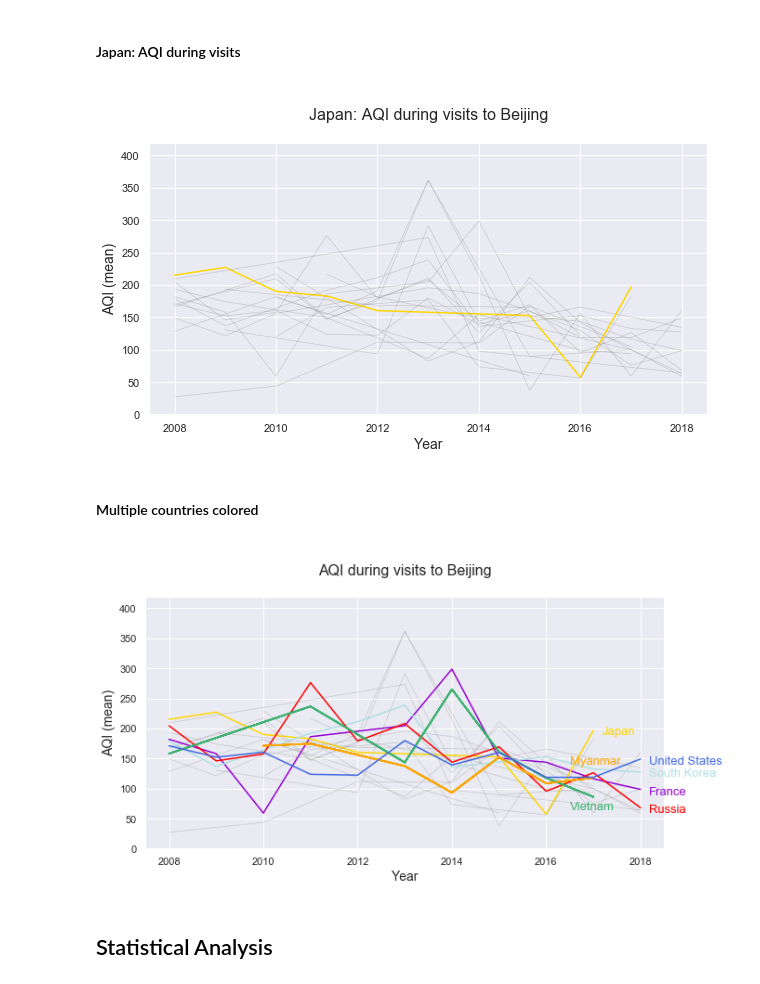
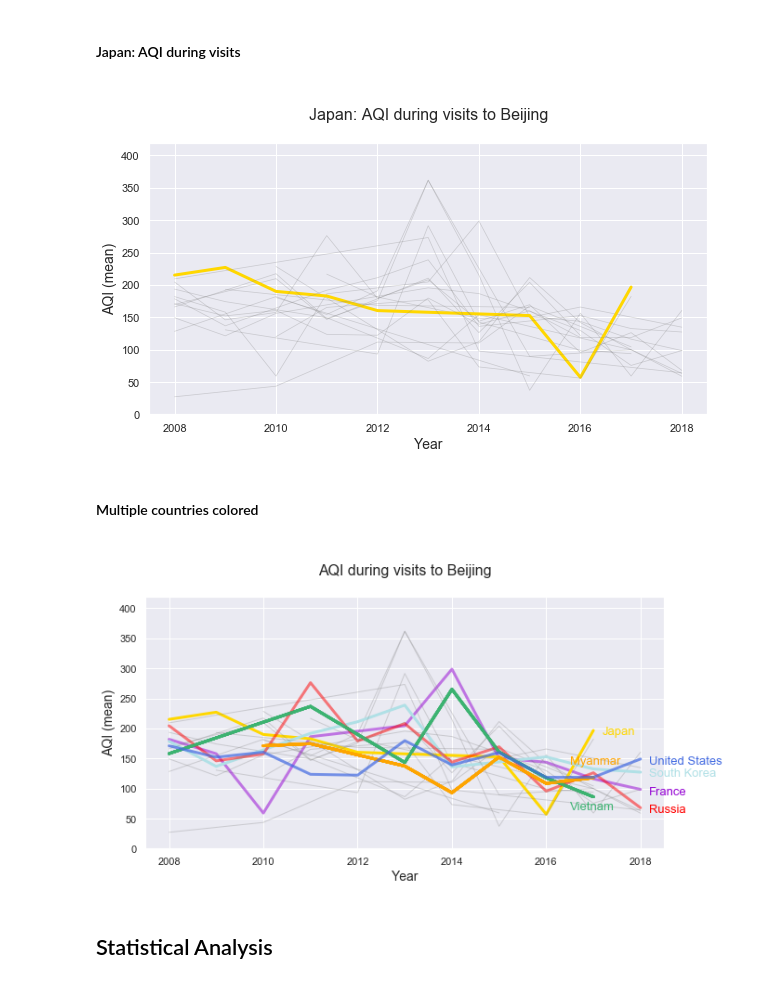
Before and after one commit to yontartu/wuran, a Jupyter notebook: beijing_aqi_analysis.ipynb, the cells around one changed output. Cells and saved outputs as stored; diff of their text form; code cells hidden in the pictures.

```diff
--- a/beijing_aqi_analysis.ipynb
+++ b/beijing_aqi_analysis.ipynb
@@ -1202,7 +1248,7 @@ sns.set(style="darkgrid", color_codes=True)
 for country in g20:
     if country == 'japan':
         data = country_visits_over_time[country_visits_over_time.country == country]
-        f = sns.lineplot(x="date", y="counts", data=data, legend=False, alpha=1.0, color="gold")#, size=4, color="royalblue", legend=False)
+        f = sns.lineplot(x="date", y="counts", data=data, legend=False, alpha=1.0, color="gold", linewidth=3)#, size=4, color="royalblue", legend=False)
     else:
         data = country_visits_over_time[country_visits_over_time.country == country]
         f = sns.lineplot(x="date", y="counts", data=data, legend=False, alpha=0.3, color="grey", size=14)#, size=4, color="royalblue", legend=False)
@@ -1236,7 +1282,7 @@ sns.set(style="darkgrid", color_codes=True)
 for country in g20:
     if country == 'united states':
         data = country_aqi_over_time[country_aqi_over_time.country == country]
-        f = sns.lineplot(x="date", y="avg_aqi", data=data, legend=False, alpha=1.0, color="royalblue")#, size=4, color="royalblue", legend=False)
+        f = sns.lineplot(x="date", y="avg_aqi", data=data, legend=False, alpha=1.0, color="royalblue", linewidth=3)#, size=4, color="royalblue", legend=False)
     else:
         data = country_aqi_over_time[country_aqi_over_time.country == country]
         f = sns.lineplot(x="date", y="avg_aqi", data=data, legend=False, alpha=0.3, color="grey", size=14)#, size=4, color="royalblue", legend=False)
@@ -1257,7 +1303,7 @@ sns.set(style="darkgrid", color_codes=True)
 for country in g20:
     if country == 'russia':
         data = country_aqi_over_time[country_aqi_over_time.country == country]
-        f = sns.lineplot(x="date", y="avg_aqi", data=data, legend='brief', alpha=1.0, color="red")#, size=4, color="royalblue", legend=False)
+        f = sns.lineplot(x="date", y="avg_aqi", data=data, legend='brief', alpha=1.0, color="red", linewidth=3)#, size=4, color="royalblue", legend=False)
     else:
         data = country_aqi_over_time[country_aqi_over_time.country == country]
         f = sns.lineplot(x="date", y="avg_aqi", data=data, legend=False, alpha=0.3, color="grey", size=14)#, size=4, color="royalblue", legend=False)
@@ -1279,7 +1325,7 @@ sns.set(style="darkgrid", color_codes=True)
 for country in g20:
     if country == 'japan':
         data = country_aqi_over_time[country_aqi_over_time.country == country]
-        f = sns.lineplot(x="date", y="avg_aqi", data=data, legend=False, alpha=1.0, color="gold")#, size=4, color="royalblue", legend=False)
+        f = sns.lineplot(x="date", y="avg_aqi", data=data, legend=False, alpha=1.0, color="gold", linewidth=3)#, size=4, color="royalblue", legend=False)
     else:
         data = country_aqi_over_time[country_aqi_over_time.country == country]
         f = sns.lineplot(x="date", y="avg_aqi", data=data, legend=False, alpha=0.3, color="grey", size=14)#, size=4, color="royalblue", legend=False)
@@ -1290,7 +1336,7 @@ plt.ylabel('AQI (mean)', size=14)
 plt.ylim(0,420)
 plt.savefig(os.getcwd() + '/img/chinavitae/8_japan_aqi_during_visits.png')
 # %% [output]
-[figure, old version]
+[figure, new version]
 # %% [markdown]
 #### Multiple countries colored
 # %%
@@ -1300,46 +1346,46 @@ sns.set(style="darkgrid", color_codes=True)
 for country in g20:
     if country == 'united states':
         data = country_aqi_over_time[country_aqi_over_time.country == country]
-        f = sns.lineplot(x="date", y="avg_aqi", data=data, legend='brief', alpha=1.0, color="royalblue")#, size=4, color="royalblue", legend=False)
+        f = sns.lineplot(x="date", y="avg_aqi", data=data, legend='brief', alpha=0.7, color="royalblue", linewidth=3)
     elif country == 'russia':
         data = country_aqi_over_time[country_aqi_over_time.country == country]
-        f = sns.lineplot(x="date", y="avg_aqi", data=data, legend='brief', alpha=1.0, color="red")#, size=4, color="royalblue", legend=False)
+        f = sns.lineplot(x="date", y="avg_aqi", data=data, legend='brief', alpha=0.5, color="red", linewidth=3)
     elif country == 'japan':
         data = country_aqi_over_time[country_aqi_over_time.country == country]
-        f = sns.lineplot(x="date", y="avg_aqi", data=data, legend='brief', alpha=1.0, color="gold")#, size=4, color="royalblue", legend=False)
+        f = sns.lineplot(x="date", y="avg_aqi", data=data, legend='brief', alpha=1.0, color="gold", linewidth=3)
     elif country == 'republic of korea':
         data = country_aqi_over_time[country_aqi_over_time.country == country]
-        f = sns.lineplot(x="date", y="avg_aqi", data=data, legend='brief', alpha=1.0, color="powderblue")#, size=4, color="royalblue", legend=False)
+        f = sns.lineplot(x="date", y="avg_aqi", data=data, legend='brief', alpha=1.0, color="powderblue", linewidth=3)
     elif country == 'france':
         data = country_aqi_over_time[country_aqi_over_time.country == country]
-        f = sns.lineplot(x="date", y="avg_aqi", data=data, legend='brief', alpha=1.0, color="darkviolet")#, size=4, color="royalblue", legend=False)
+        f = sns.lineplot(x="date", y="avg_aqi", data=data, legend='brief', alpha=0.5, color="darkviolet", linewidth=3)
 
     else:
         data = country_aqi_over_time[country_aqi_over_time.country == country]
-        f = sns.lineplot(x="date", y="avg_aqi", data=data, legend=False, alpha=0.3, color="grey", size=14)#, size=4, color="royalblue", legend=False)
+        f = sns.lineplot(x="date", y="avg_aqi", data=data, legend=False, alpha=0.3, color="grey", linewidth=1)
 
         # plot vietnam
         data = country_aqi_over_time[country_aqi_over_time.country == 'vietnam']
-        f = sns.lineplot(x="date", y="avg_aqi", data=data, legend='brief', alpha=1.0, color="mediumseagreen")#, size=4, color="royalblue", legend=False)
+        f = sns.lineplot(x="date", y="avg_aqi", data=data, legend='brief', alpha=0.5, color="mediumseagreen", linewidth=3)
 
         # plot myanmar
         data = country_aqi_over_time[country_aqi_over_time.country == 'myanmar']
-        f = sns.lineplot(x="date", y="avg_aqi", data=data, legend='brief', alpha=1.0, color="orange")#, size=4, color="royalblue", legend=False)
+        f = sns.lineplot(x="date", y="avg_aqi", data=data, legend='brief', alpha=0.7, color="orange", linewidth=3)
 
 plt.title('\nAQI during visits to Beijing\n', size=16)
 plt.xlabel('Year', size=14)
 plt.ylabel('AQI (mean)', size=14)
 plt.text(2017.18,190,'Japan', size=13, color='gold')
 plt.text(2018.18,140,'United States', size=13, color='royalblue')
 plt.text(2018.18,120,'South Korea', size=13, color='powderblue')
 plt.text(2018.18,90,'France', size=13, color='darkviolet')
 plt.text(2018.18,60,'Russia', size=13, color='red')
 plt.text(2016.5,65,'Vietnam', size=13, color='mediumseagreen')
 plt.text(2016.5,140,'Myanmar', size=13, color='orange')
 plt.ylim(0,420)
 plt.savefig(os.getcwd() + '/img/chinavitae/9_multicountry_aqi_during_visits.png')
 # %% [output]
-[figure, old version]
+[figure, new version]
 # %% [markdown]
 ## Statistical Analysis
 # %% [markdown]
```
Also changed, not shown: parts of 61 cells of this notebook.
